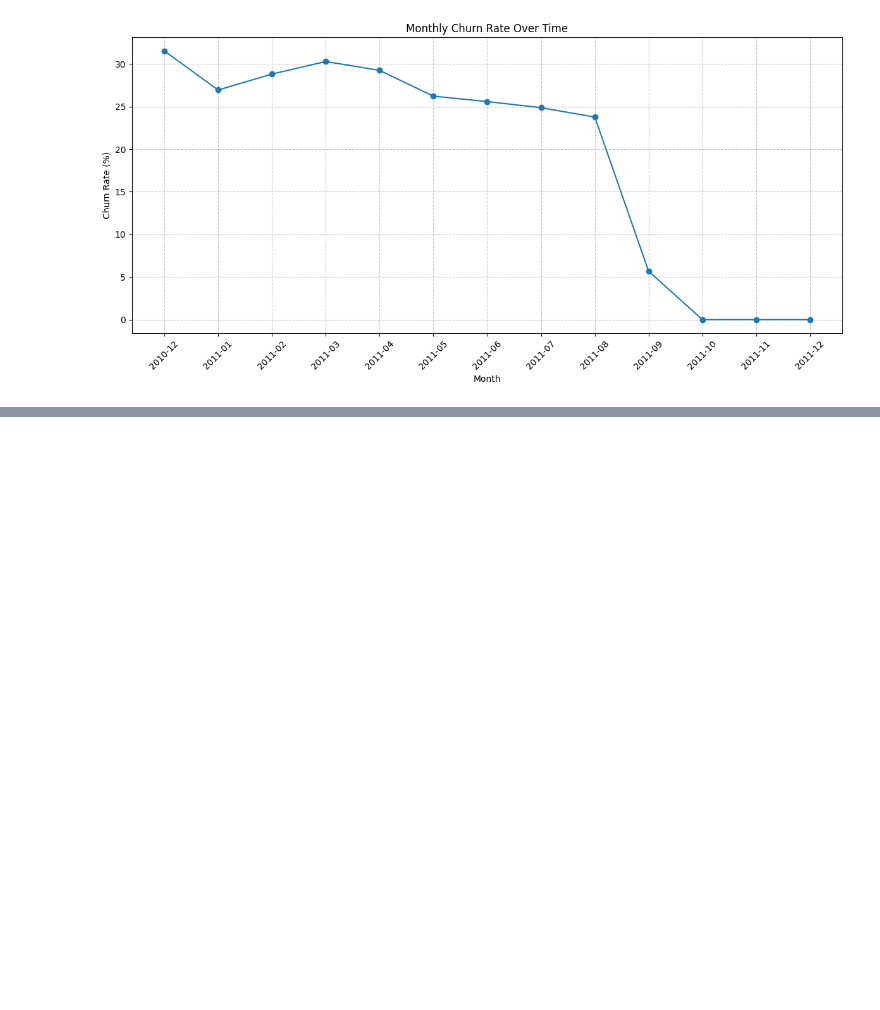
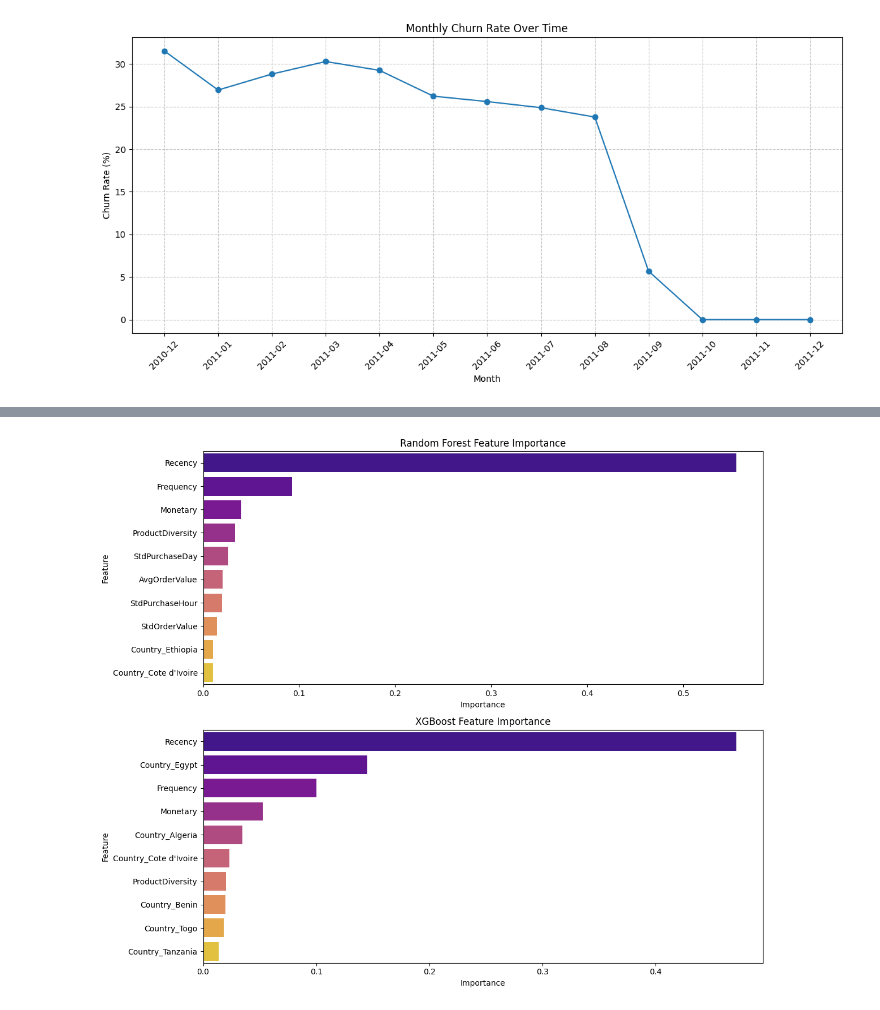
Before and after one commit to deCrystals/cohort_analysis, a Jupyter notebook: cohort.ipynb, the cells around one changed output, grey strips where cells are left out. Cells and saved outputs as stored; diff of their text form; code cells hidden in the pictures; blank space fills up the shorter version.

```diff
--- a/cohort.ipynb
+++ b/cohort.ipynb
@@ -931,0 +971,14 @@ valid_monetary
+# %%
+# Train XGBoost model
+xgb_model = xgb.XGBClassifier(objective='multi:softprob', num_class=4, random_state=42)
+xgb_model.fit(X_train_scaled, y_train)
+xgb_preds = xgb_model.predict(X_test_scaled)
+
+# Evaluate both models
+print("Random Forest Performance:")
+print(f"Accuracy: {accuracy_score(y_test, rf_preds):.4f}")
+print(classification_report(y_test, rf_preds))
+
+print("\nXGBoost Performance:")
+print(f"Accuracy: {accuracy_score(y_test, xgb_preds):.4f}")
+print(classification_report(y_test, xgb_preds))
@@ -931,0 +1003,9 @@ valid_monetary
+# %%
+# Feature importance for Random Forest
+rf_importances = pd.DataFrame({
+    'Feature': X.columns,
+    'Importance': rf.feature_importances_
+}).sort_values('Importance', ascending=False)
+
+print("\nRandom Forest Top 10 Features:")
+print(rf_importances.head(10))
@@ -931,0 +1025,9 @@ valid_monetary
+# %%
+# Feature importance for XGBoost
+xgb_importances = pd.DataFrame({
+    'Feature': X.columns,
+    'Importance': xgb_model.feature_importances_
+}).sort_values('Importance', ascending=False)
+
+print("\nXGBoost Top 10 Features:")
+print(xgb_importances.head(10))
@@ -931,0 +1047,13 @@ valid_monetary
+# %%
+# Plot feature importance
+plt.figure(figsize=(12, 10))
+plt.subplot(2, 1, 1)
+sns.barplot(x='Importance', y='Feature', data=rf_importances.head(10), hue='Feature', palette='plasma')
+plt.title('Random Forest Feature Importance')
+
+plt.subplot(2, 1, 2)
+sns.barplot(x='Importance', y='Feature', data=xgb_importances.head(10), hue ='Feature', palette='plasma')
+plt.title('XGBoost Feature Importance')
+plt.tight_layout()
+# %% [output]
+[figure, added]
```
Also changed, not shown: parts of 62 cells of this notebook.
